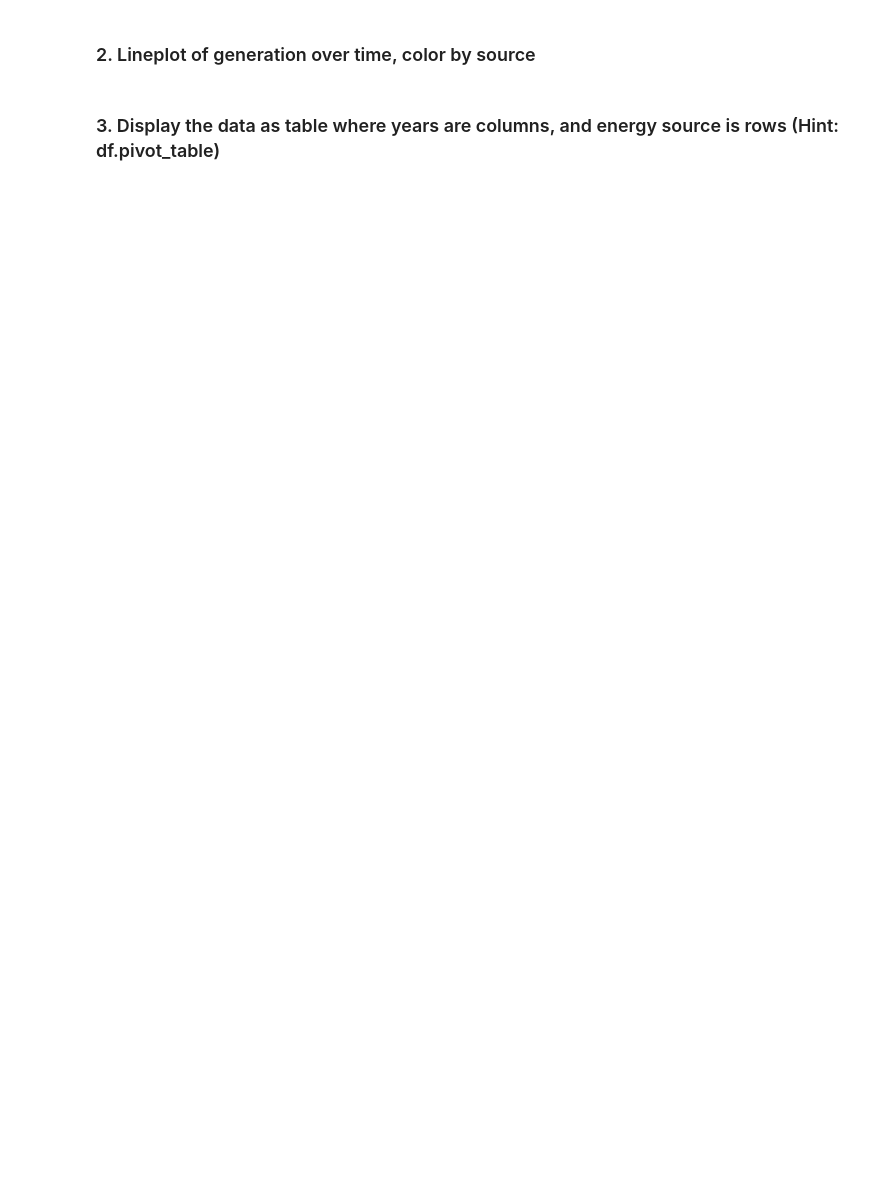
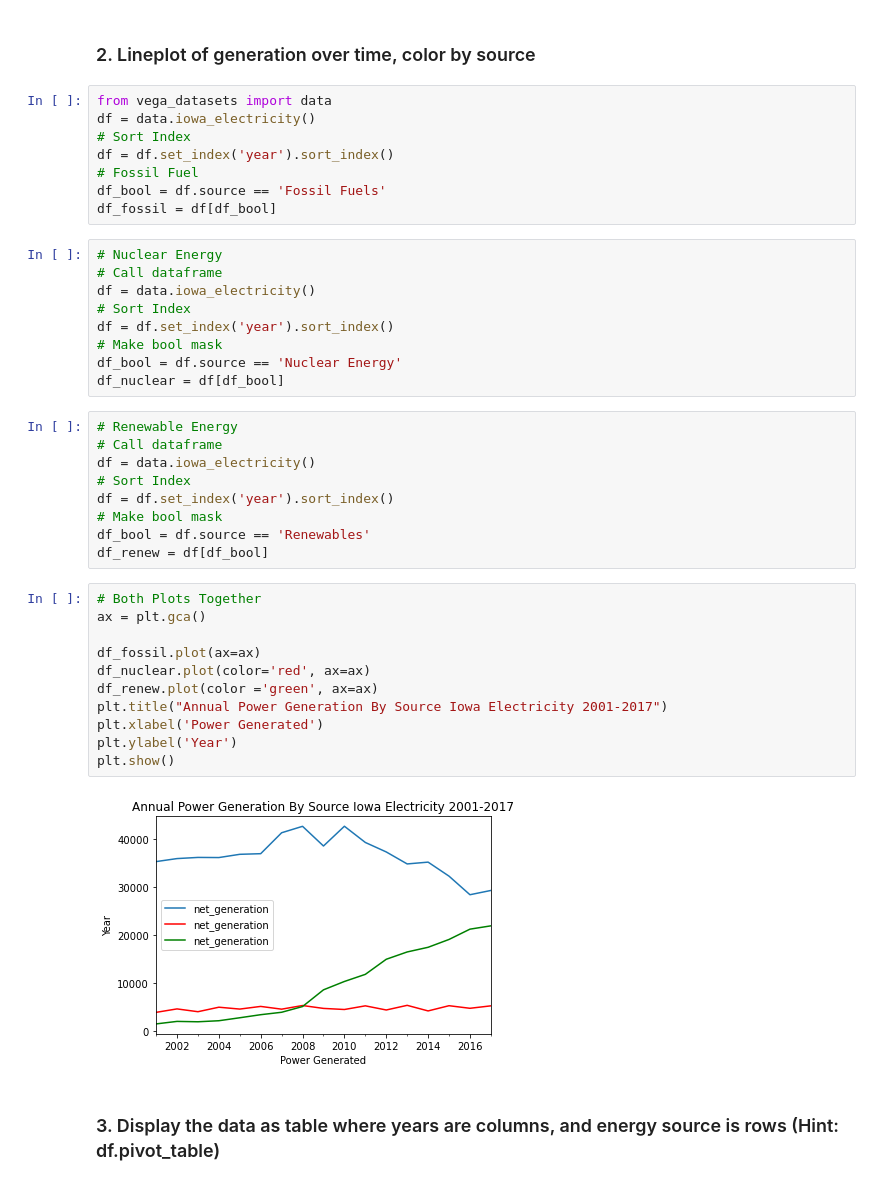
Before and after one commit to CSolitaire/time-series-exercises, a Jupyter notebook: time-series-manipulation.ipynb, the cells around one changed output. Drawn from its saved outputs; the diff is of its cells as text; blank space fills up the shorter version.

```diff
--- a/time-series-manipulation.ipynb
+++ b/time-series-manipulation.ipynb
@@ -447,4 +725,43 @@ df.resample('M')['delay'].agg(['max'])
 # %% [markdown]
 ### 2. Lineplot of generation over time, color by source
+# %%
+from vega_datasets import data
+df = data.iowa_electricity()
+# Sort Index
+df = df.set_index('year').sort_index()
+# Fossil Fuel
+df_bool = df.source == 'Fossil Fuels'
+df_fossil = df[df_bool]
+# %%
+# Nuclear Energy
+# Call dataframe
+df = data.iowa_electricity()
+# Sort Index
+df = df.set_index('year').sort_index()
+# Make bool mask
+df_bool = df.source == 'Nuclear Energy'
+df_nuclear = df[df_bool]
+# %%
+# Renewable Energy
+# Call dataframe
+df = data.iowa_electricity()
+# Sort Index
+df = df.set_index('year').sort_index()
+# Make bool mask
+df_bool = df.source == 'Renewables'
+df_renew = df[df_bool]
+# %%
+# Both Plots Together
+ax = plt.gca()
+
+df_fossil.plot(ax=ax)
+df_nuclear.plot(color='red', ax=ax)
+df_renew.plot(color ='green', ax=ax)
+plt.title("Annual Power Generation By Source Iowa Electricity 2001-2017")
+plt.xlabel('Power Generated')
+plt.ylabel('Year')
+plt.show()
+# %% [output]
+[figure, added]
 # %% [markdown]
 ### 3. Display the data as table where years are columns, and energy source is rows (Hint: df.pivot_table)
```
Also changed, not shown: parts of 41 cells of this notebook.
